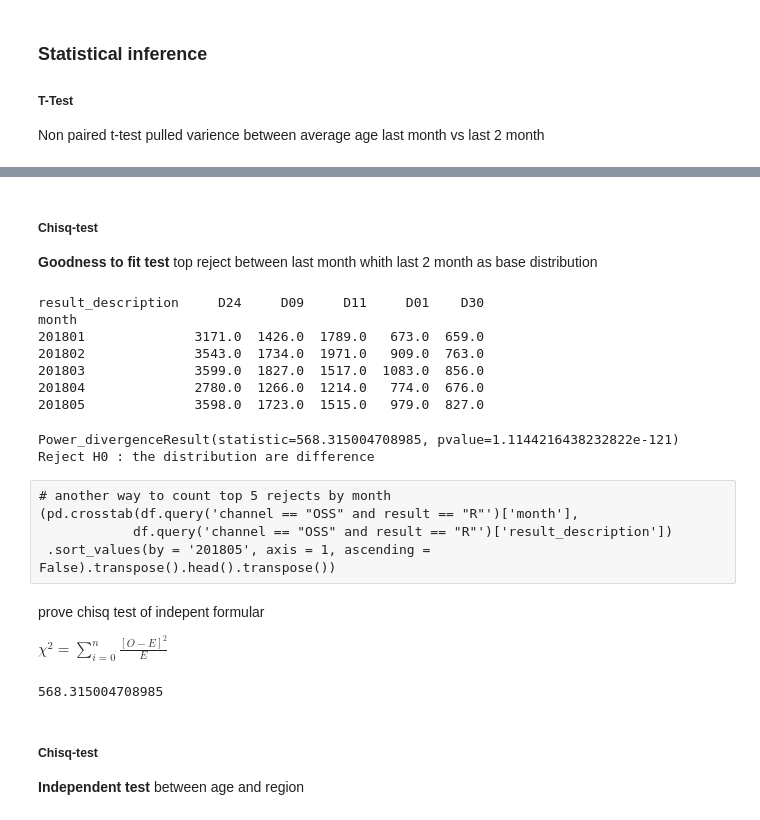
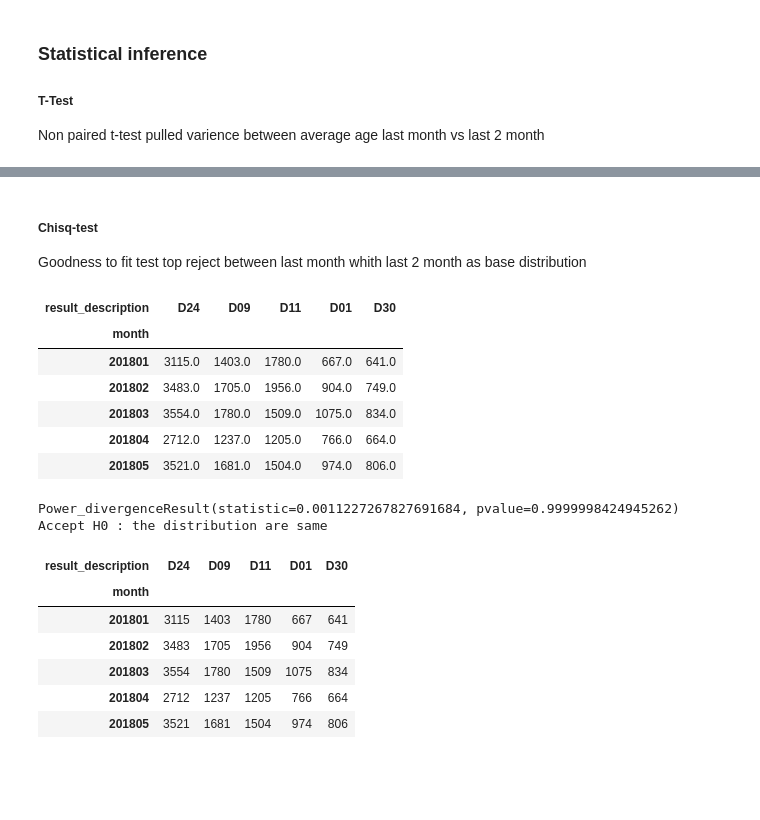
Before and after one commit to pbdanny/python_portfolio, a Jupyter notebook: portfolio_oss.ipynb, the cells around one changed output, grey strips where cells are left out. Cells and saved outputs as stored; diff of their text form; code cells hidden in the pictures; blank space fills up the shorter version.

```diff
--- a/portfolio_oss.ipynb
+++ b/portfolio_oss.ipynb
@@ -167,21 +316,22 @@ t_test_last_mom(df, "monthly_salary")
 # %% [markdown]
 ##### Chisq-test
-__Goodness to fit test__ top reject between last month whith last 2 month as base distribution
+Goodness to fit test top reject between last month whith last 2 month as base distribution
 # %%
 # create cross tabulation data for calculation
 top5_decline_monthly = \
 (df.query('channel == "OSS" and result == "R"')
  .groupby(['month', 'result_description']).size().unstack(0)
  .sort_values('201805', ascending = False).head(5).stack().unstack(0))
-print(top5_decline_monthly)
-# %% [output]
-result_description     D24     D09     D11     D01    D30
-month
-201801              3171.0  1426.0  1789.0   673.0  659.0
-201802              3543.0  1734.0  1971.0   909.0  763.0
-201803              3599.0  1827.0  1517.0  1083.0  856.0
-201804              2780.0  1266.0  1214.0   774.0  676.0
-201805              3598.0  1723.0  1515.0   979.0  827.0
+# %%
+top5_decline_monthly
+# %% [output]
+| result_description | D24 | D09 | D11 | D01 | D30 |
+| month |  |  |  |  |  |
+| 201801 | 3115.0 | 1403.0 | 1780.0 | 667.0 | 641.0 |
+| 201802 | 3483.0 | 1705.0 | 1956.0 | 904.0 | 749.0 |
+| 201803 | 3554.0 | 1780.0 | 1509.0 | 1075.0 | 834.0 |
+| 201804 | 2712.0 | 1237.0 | 1205.0 | 766.0 | 664.0 |
+| 201805 | 3521.0 | 1681.0 | 1504.0 | 974.0 | 806.0 |
 # %%
 # select expected distribution as last 2 month
 # select observed distribution as last month
@@ -189,7 +339,8 @@ exp_dist = top5_decline_monthly.iloc[top5_decline_monthly.shape[0]-2]
 obs_dist = top5_decline_monthly.iloc[top5_decline_monthly.shape[0]-1]
 
 # chisq goodness of fit
-test = stats.chisquare(obs_dist, exp_dist)
+# since sample 201804 not equal 201805 then use % contribution by month to test goodness of fit
+test = stats.chisquare(obs_dist/obs_dist.sum(), exp_dist/exp_dist.sum())
 print(test)
 
 # test result
@@ -198,21 +349,18 @@ if test.pvalue < 0.05:
 else:
     print('Accept H0 : the distribution are same')
 # %% [output]
-Power_divergenceResult(statistic=568.315004708985, pvalue=1.1144216438232822e-121)
-Reject H0 : the distribution are difference
+Power_divergenceResult(statistic=0.0011227267827691684, pvalue=0.9999998424945262)
+Accept H0 : the distribution are same
-# %% [raw]
-# another way to count top 5 rejects by month
-(pd.crosstab(df.query('channel == "OSS" and result == "R"')['month'],
-            df.query('channel == "OSS" and result == "R"')['result_description'])
- .sort_values(by = '201805', axis = 1, ascending = False).transpose().head().transpose())
-# %% [markdown]
-prove chisq test of indepent formular
-
-$\chi^2 = \sum_{i=0}^n \frac{[O-E]^2}{E}$
-# %%
-((top5_decline_monthly.loc['201805'] - top5_decline_monthly.loc['201804'])**2/top5_decline_monthly.loc['201804']).sum()
-# %% [output]
-568.315004708985
-# %% [markdown]
-##### Chisq-test
-__Independent test__ between age and region
+# %%
+# another way to count top 5 rejects by month
+(pd.crosstab(df.query('channel == "OSS" and result == "R"')['month'],
+            df.query('channel == "OSS" and result == "R"')['result_description'])
+ .sort_values(by = '201805', axis = 1, ascending = False).transpose().head().transpose())
+# %% [output]
+| result_description | D24 | D09 | D11 | D01 | D30 |
+| month |  |  |  |  |  |
+| 201801 | 3115 | 1403 | 1780 | 667 | 641 |
+| 201802 | 3483 | 1705 | 1956 | 904 | 749 |
+| 201803 | 3554 | 1780 | 1509 | 1075 | 834 |
+| 201804 | 2712 | 1237 | 1205 | 766 | 664 |
+| 201805 | 3521 | 1681 | 1504 | 974 | 806 |
```
Also changed, not shown: parts of 22 cells of this notebook.
